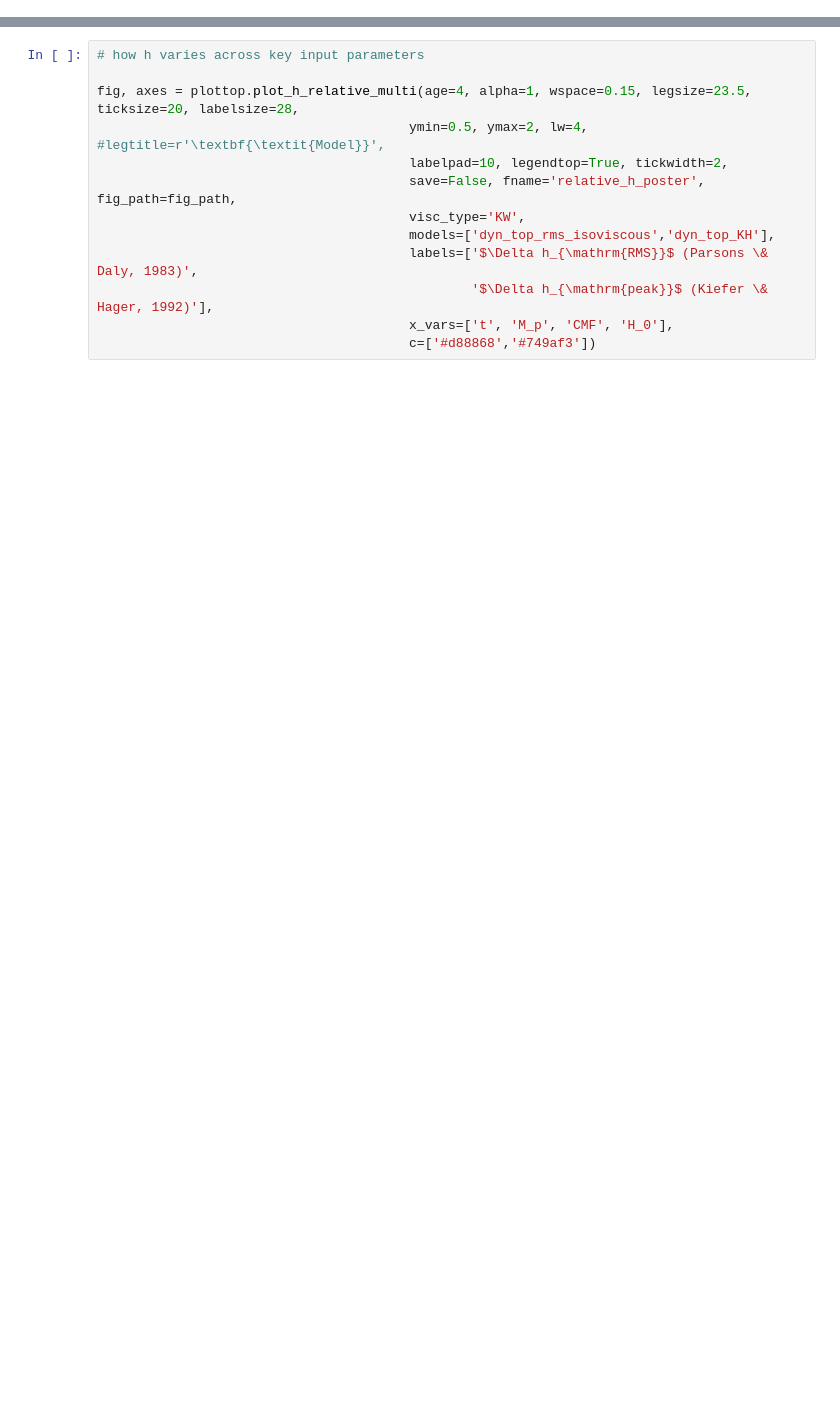
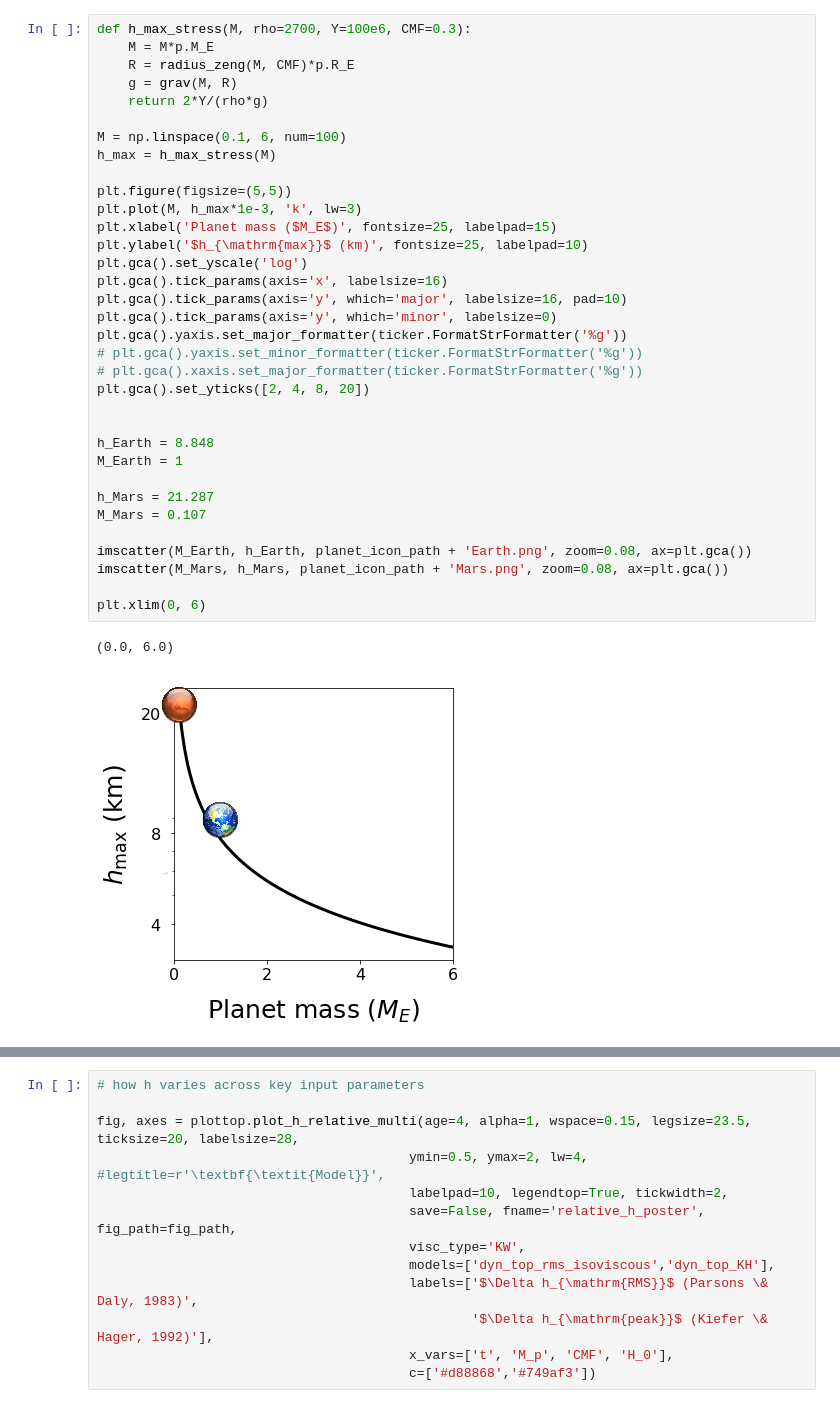
Before and after one commit to clairesworld/exo-top, a Jupyter notebook: notebooks/plot_relative_h.ipynb, the cells around one changed output, grey strips where cells are left out. Saved outputs shown, nothing was run; the diff lists cells and outputs as text; blank space fills up the shorter version.

```diff
--- a/notebooks/plot_relative_h.ipynb
+++ b/notebooks/plot_relative_h.ipynb
@@ -56,3 +68,40 @@ h(M1)/h(M2) = 0.9333372052042538
+# %%
+def h_max_stress(M, rho=2700, Y=100e6, CMF=0.3):
+    M = M*p.M_E
+    R = radius_zeng(M, CMF)*p.R_E
+    g = grav(M, R)
+    return 2*Y/(rho*g)
+
+M = np.linspace(0.1, 6, num=100)
+h_max = h_max_stress(M)
+
+plt.figure(figsize=(5,5))
+plt.plot(M, h_max*1e-3, 'k', lw=3)
+plt.xlabel('Planet mass ($M_E$)', fontsize=25, labelpad=15)
+plt.ylabel('$h_{\mathrm{max}}$ (km)', fontsize=25, labelpad=10)
+plt.gca().set_yscale('log')
+plt.gca().tick_params(axis='x', labelsize=16)
+plt.gca().tick_params(axis='y', which='major', labelsize=16, pad=10)
+plt.gca().tick_params(axis='y', which='minor', labelsize=0)
+plt.gca().yaxis.set_major_formatter(ticker.FormatStrFormatter('%g'))
+# plt.gca().yaxis.set_minor_formatter(ticker.FormatStrFormatter('%g'))
+# plt.gca().xaxis.set_major_formatter(ticker.FormatStrFormatter('%g'))
+plt.gca().set_yticks([2, 4, 8, 20])
+
+
+h_Earth = 8.848
+M_Earth = 1
+
+h_Mars = 21.287
+M_Mars = 0.107
+
+imscatter(M_Earth, h_Earth, planet_icon_path + 'Earth.png', zoom=0.08, ax=plt.gca())
+imscatter(M_Mars, h_Mars, planet_icon_path + 'Mars.png', zoom=0.08, ax=plt.gca())
+
+plt.xlim(0, 6)
+# %% [output]
+(0.0, 6.0)
+[figure, added]
 # %%
 # how h varies across key input parameters
 labelsize=28
```
Also changed, not shown: parts of 3 cells of this notebook, 2 other files.
